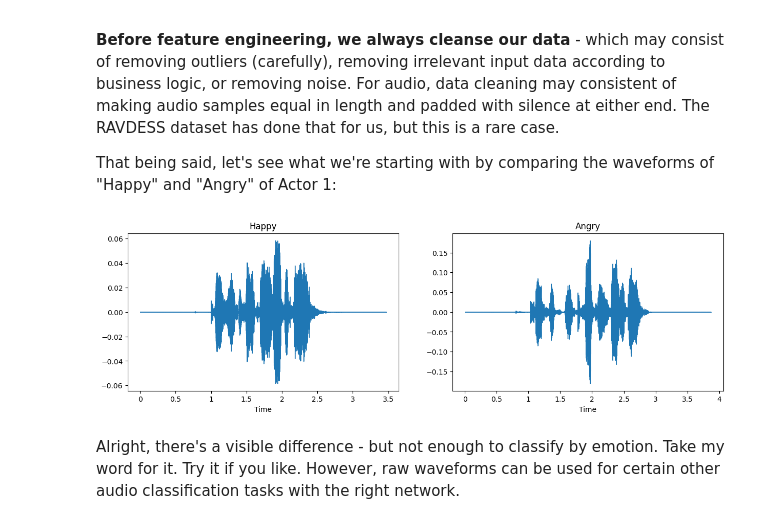
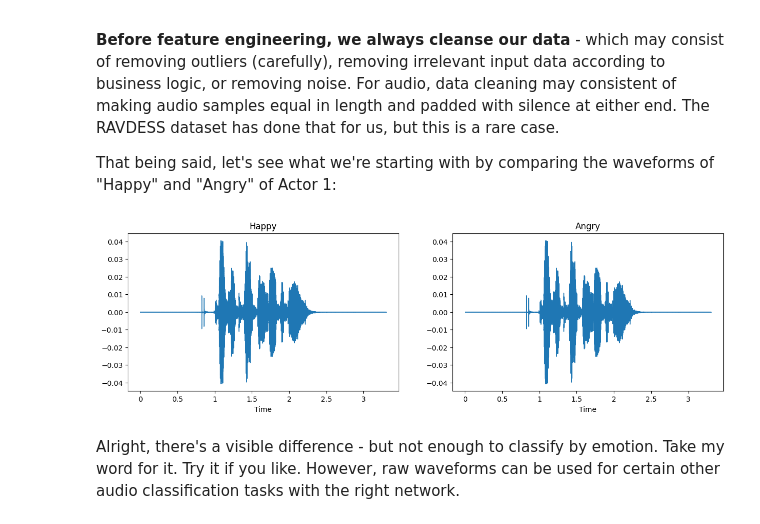
Before and after one commit to IAT-ExploringAI-2024/Week-2_Data_Preprocessing, a Jupyter notebook: Week_2_Data_Preprocessing.ipynb, the cells around one changed output. Drawn from its saved outputs; the diff is of its cells as text; code cells hidden in the pictures.

```diff
--- a/Week_2_Data_Preprocessing.ipynb
+++ b/Week_2_Data_Preprocessing.ipynb
@@ -510,22 +510,22 @@ HTML("""
 """)
 # %%
 ################# Load Happy and Angry example of Actor 1 #####################################
-with soundfile.SoundFile('/content/drive/MyDrive/Actor_01/03-01-03-01-01-01-01.wav') as audio:
+with soundfile.SoundFile('/content/drive/MyDrive/RAVDESS/Actor_01/03-01-01-01-01-01-01.wav') as audio:
     waveform = audio.read(dtype="float32")
     sample_rate = audio.samplerate
     plt.figure(figsize=(15,4))
     plt.subplot(1, 2, 1)
     librosa.display.waveshow(waveform, sr=sample_rate)
     plt.title('Happy')
 
-with soundfile.SoundFile('/content/drive/MyDrive/Actor_01/03-01-05-01-01-01-01.wav') as audio:
+with soundfile.SoundFile('/content/drive/MyDrive/RAVDESS/Actor_01/03-01-01-01-01-01-01.wav') as audio:
     waveform = audio.read(dtype="float32")
     sample_rate = audio.samplerate
     plt.subplot(1, 2, 2)
     librosa.display.waveshow(waveform, sr=sample_rate)
     plt.title('Angry')
 # %% [output]
-[figure, old version]
+[figure, new version]
 # %% [markdown]
 Alright, there's a visible difference - but not enough to classify by emotion. Take my word for it. Try it if you like. However, raw waveforms can be used for certain other audio classification tasks with the right network.
 # %% [markdown]
```
Also changed, not shown: parts of 4 cells of this notebook.
